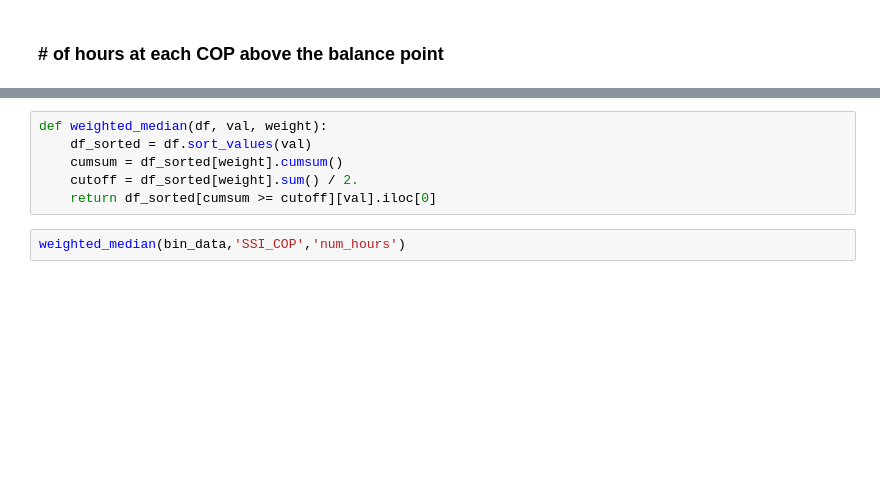
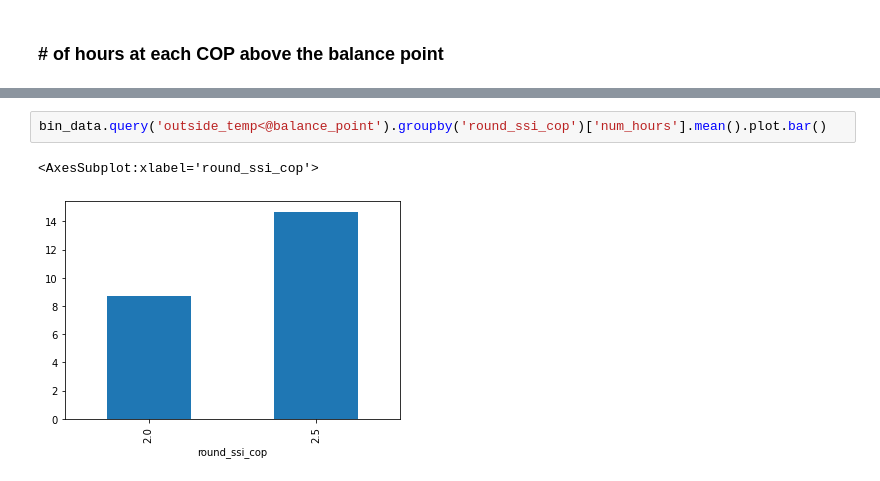
Before and after one commit to rhl-/airsource, a Jupyter notebook: airsource.ipynb, the cells around one changed output, grey strips where cells are left out. Saved outputs shown, nothing was run; the diff lists cells and outputs as text; blank space fills up the shorter version.

```diff
--- a/airsource.ipynb
+++ b/airsource.ipynb
@@ -401,8 +244,5 @@ bin_data.query('outside_temp>=@balance_point').groupby('round_ssi_cop')['num_hou
-# %%
-def weighted_median(df, val, weight):
-    df_sorted = df.sort_values(val)
-    cumsum = df_sorted[weight].cumsum()
-    cutoff = df_sorted[weight].sum() / 2.
-    return df_sorted[cumsum >= cutoff][val].iloc[0]
-# %%
-weighted_median(bin_data,'SSI_COP','num_hours')
+# %%
+bin_data.query('outside_temp<@balance_point').groupby('round_ssi_cop')['num_hours'].mean().plot.bar()
+# %% [output]
+<AxesSubplot:xlabel='round_ssi_cop'>
+[figure, added]
```
Also changed, not shown: parts of 39 cells of this notebook.
